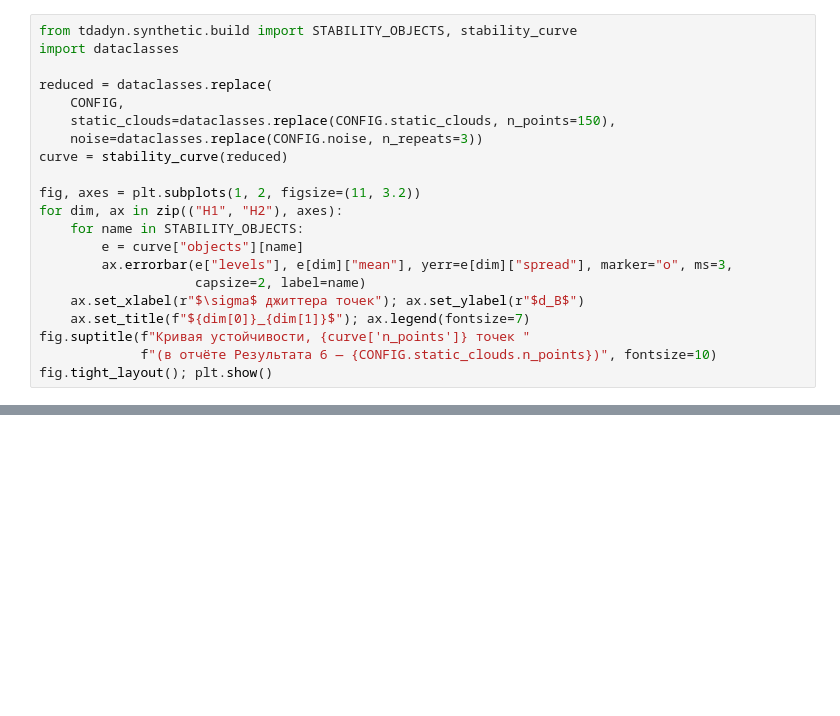
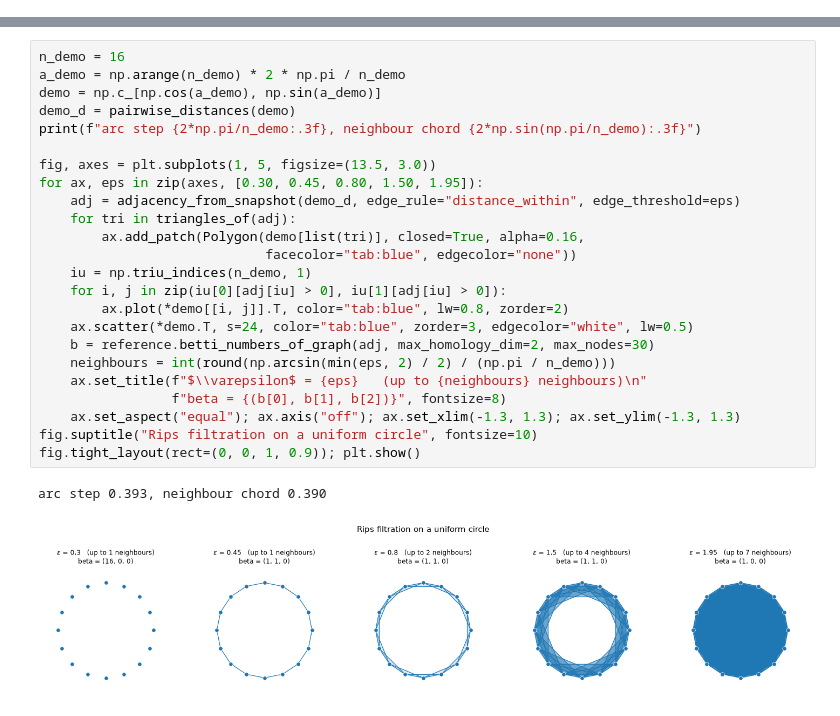
Before and after one commit to Semyon-ksa/tdadyn, a Jupyter notebook: notebooks/report.ipynb, the cells around one changed output, grey strips where cells are left out. Saved outputs shown, nothing was run; the diff lists cells and outputs as text; blank space fills up the shorter version.

```diff
--- a/notebooks/report.ipynb
+++ b/notebooks/report.ipynb
@@ -1552,21 +0,0 @@ print(f"нарушений d_B <= 2*d_H:  {(db > 2*dh).sum()} из {len(rows)}")
-# %%
-from tdadyn.synthetic.build import STABILITY_OBJECTS, stability_curve
-import dataclasses
-
-reduced = dataclasses.replace(
-    CONFIG,
-    static_clouds=dataclasses.replace(CONFIG.static_clouds, n_points=150),
-    noise=dataclasses.replace(CONFIG.noise, n_repeats=3))
-curve = stability_curve(reduced)
-
-fig, axes = plt.subplots(1, 2, figsize=(11, 3.2))
-for dim, ax in zip(("H1", "H2"), axes):
-    for name in STABILITY_OBJECTS:
-        e = curve["objects"][name]
-        ax.errorbar(e["levels"], e[dim]["mean"], yerr=e[dim]["spread"], marker="o", ms=3,
-                    capsize=2, label=name)
-    ax.set_xlabel(r"$\sigma$ джиттера точек"); ax.set_ylabel(r"$d_B$")
-    ax.set_title(f"${dim[0]}_{dim[1]}$"); ax.legend(fontsize=7)
-fig.suptitle(f"Кривая устойчивости, {curve['n_points']} точек "
-             f"(в отчёте Результата 6 — {CONFIG.static_clouds.n_points})", fontsize=10)
-fig.tight_layout(); plt.show()
@@ -1781,0 +453,27 @@ truth_sha256 НЕ отбрасывается: он воспроизводим,
+# %%
+n_demo = 16
+a_demo = np.arange(n_demo) * 2 * np.pi / n_demo
+demo = np.c_[np.cos(a_demo), np.sin(a_demo)]
+demo_d = pairwise_distances(demo)
+print(f"arc step {2*np.pi/n_demo:.3f}, neighbour chord {2*np.sin(np.pi/n_demo):.3f}")
+
+fig, axes = plt.subplots(1, 5, figsize=(13.5, 3.0))
+for ax, eps in zip(axes, [0.30, 0.45, 0.80, 1.50, 1.95]):
+    adj = adjacency_from_snapshot(demo_d, edge_rule="distance_within", edge_threshold=eps)
+    for tri in triangles_of(adj):
+        ax.add_patch(Polygon(demo[list(tri)], closed=True, alpha=0.16,
+                             facecolor="tab:blue", edgecolor="none"))
+    iu = np.triu_indices(n_demo, 1)
+    for i, j in zip(iu[0][adj[iu] > 0], iu[1][adj[iu] > 0]):
+        ax.plot(*demo[[i, j]].T, color="tab:blue", lw=0.8, zorder=2)
+    ax.scatter(*demo.T, s=24, color="tab:blue", zorder=3, edgecolor="white", lw=0.5)
+    b = reference.betti_numbers_of_graph(adj, max_homology_dim=2, max_nodes=30)
+    neighbours = int(round(np.arcsin(min(eps, 2) / 2) / (np.pi / n_demo)))
+    ax.set_title(f"$\\varepsilon$ = {eps}   (up to {neighbours} neighbours)\n"
+                 f"beta = {(b[0], b[1], b[2])}", fontsize=8)
+    ax.set_aspect("equal"); ax.axis("off"); ax.set_xlim(-1.3, 1.3); ax.set_ylim(-1.3, 1.3)
+fig.suptitle("Rips filtration on a uniform circle", fontsize=10)
+fig.tight_layout(rect=(0, 0, 1, 0.9)); plt.show()
+# %% [output]
+arc step 0.393, neighbour chord 0.390
+[figure, added]
```
Also changed, not shown: parts of 133 cells of this notebook, 2 other files.
